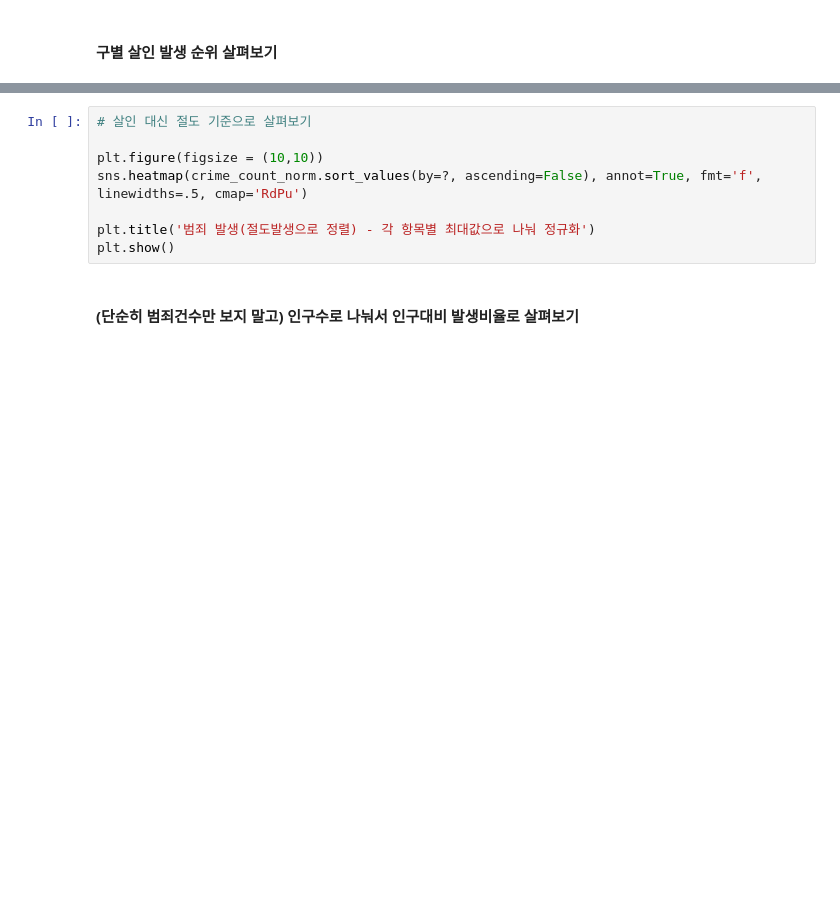
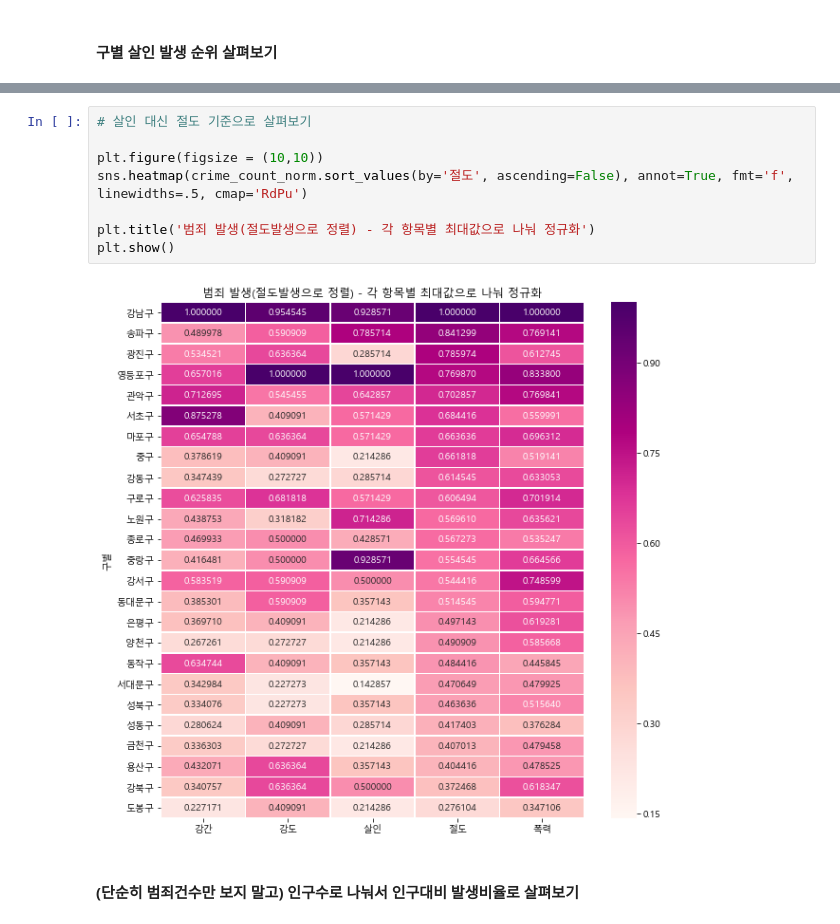
Before and after one commit to djagusgh/Encore_PlayData, a Jupyter notebook: python/멘토님 자료/practice 3 (for practice)/3. 서울시 범죄현황 통계자료 분석 및 시각화 (for practice).ipynb, the cells around one changed output, grey strips where cells are left out. Cells and saved outputs as stored; diff of their text form; blank space fills up the shorter version.

```diff
--- a/python/멘토님 자료/practice 3 (for practice)/3. 서울시 범죄현황 통계자료 분석 및 시각화 (for practice).ipynb
+++ b/python/멘토님 자료/practice 3 (for practice)/3. 서울시 범죄현황 통계자료 분석 및 시각화 (for practice).ipynb
@@ -163,11 +315,13 @@ plt.show()
 # %%
 # 살인 대신 절도 기준으로 살펴보기
 
 plt.figure(figsize = (10,10))
-sns.heatmap(crime_count_norm.sort_values(by=?, ascending=False), annot=True, fmt='f', linewidths=.5, cmap='RdPu')
+sns.heatmap(crime_count_norm.sort_values(by='절도', ascending=False), annot=True, fmt='f', linewidths=.5, cmap='RdPu')
 
 plt.title('범죄 발생(절도발생으로 정렬) - 각 항목별 최대값으로 나눠 정규화')
 plt.show()
+# %% [output]
+[figure, added]
 # %% [markdown]
 #### (단순히 범죄건수만 보지 말고) 인구수로 나눠서 인구대비 발생비율로 살펴보기
 # %%
```
Also changed, not shown: parts of 40 cells of this notebook, 31 other files.
